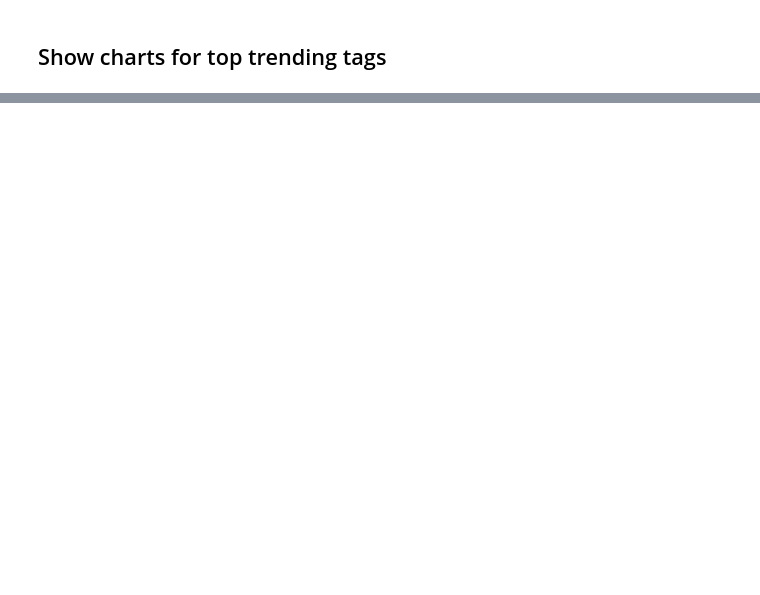
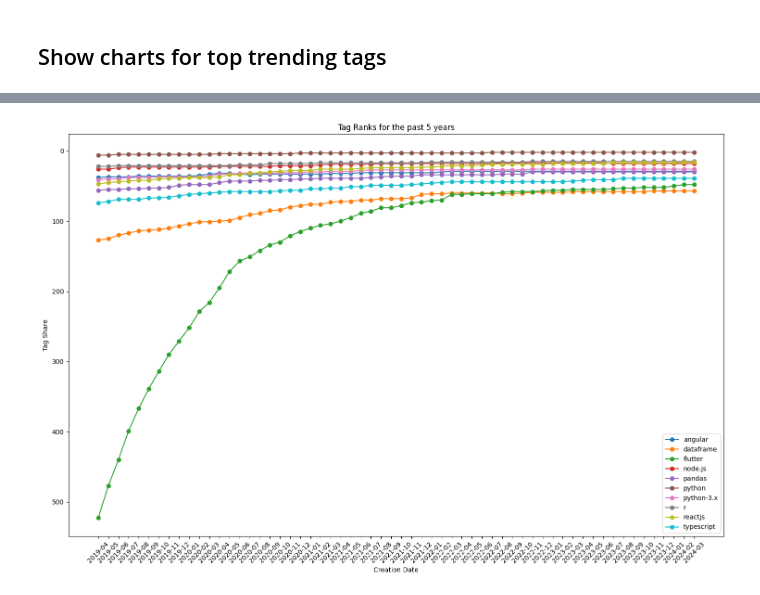
Before and after one commit to IvannKurchenko/blog-exploring-so-tags-trends, a Jupyter notebook: #4_show_posts_creation_trends.ipynb, the cells around one changed output, grey strips where cells are left out. Cells and saved outputs as stored; diff of their text form; code cells hidden in the pictures; blank space fills up the shorter version.

```diff
--- a/#4_show_posts_creation_trends.ipynb
+++ b/#4_show_posts_creation_trends.ipynb
@@ -167,22 +156,0 @@ fig.show()
-# %%
-# Initialize a plotly figure
-rank_fig = go.Figure()
-
-# Loop through each row in the DataFrame and add a line to the figure for each
-for index, row in tag_trends_timeline_df.iterrows():
-    rank_fig.add_trace(go.Scatter(x=row['CreationDate'],
-                             y=row['TagRank'],
-                             mode='lines+markers', # This will create both lines and markers on each point
-                             name=row['Tag'])) # Use the Tag column for the legend
-
-# Update layout options as needed
-rank_fig.update_layout(title='Rank over Time by Tag',
-                  xaxis_title='Creation Date',
-                  yaxis_title='TagRank',
-                  legend_title='Tag',
-                 yaxis=dict(autorange='reversed'),
-                  width=1200,
-                  height=600)
-
-# Show the figure
-rank_fig.show()
@@ -190,0 +157,20 @@ rank_fig.show()
+# %%
+import matplotlib.pyplot as plt
+
+fig, ax = plt.subplots(figsize=(15, 10))
+
+for index, row in tag_trends_timeline_df.iterrows():
+    ax.plot(row['CreationDate'], row['TagRank'], label=row['Tag'], marker='o')
+
+ax.set_xlabel('Creation Date')
+ax.set_ylabel('Tag Share')
+ax.set_title(f'Tag Ranks for the past {observation_period_years} years')
+ax.legend()
+
+ax.invert_yaxis()
+
+plt.xticks(rotation=45)
+plt.tight_layout()
+plt.show()
+# %% [output]
+[figure, added]
```
Also changed, not shown: parts of 14 cells of this notebook, 4 other files.
